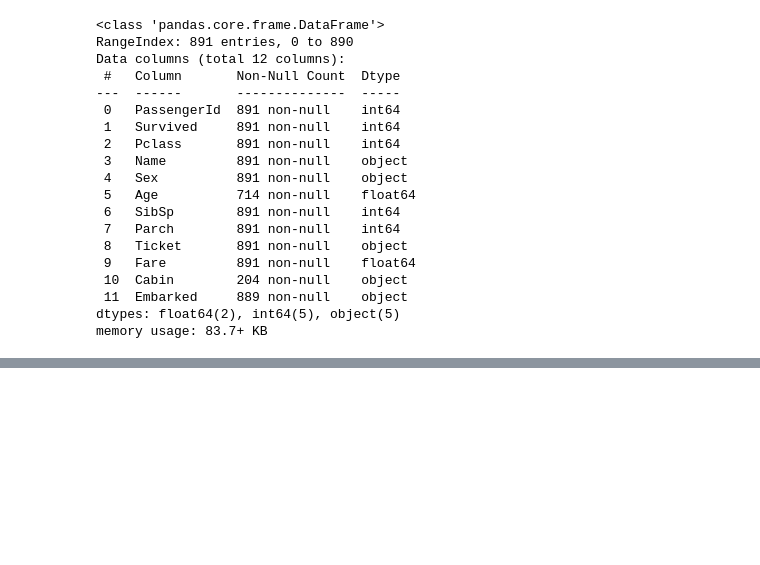
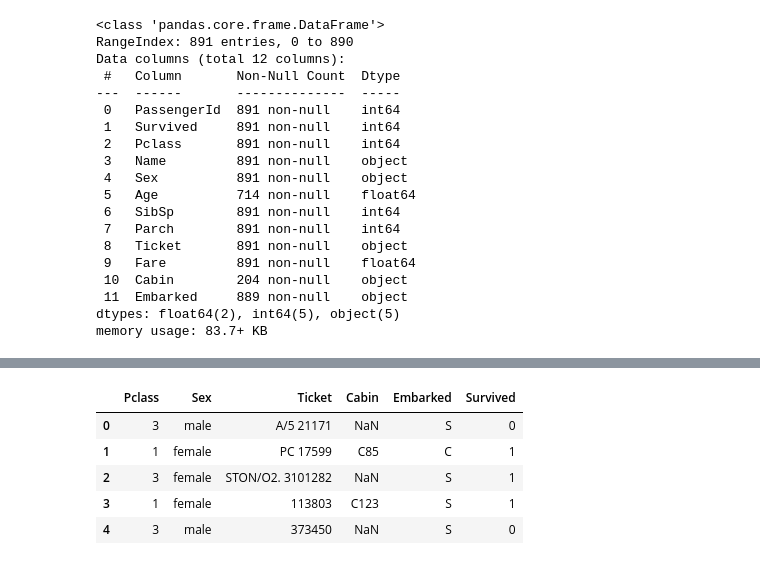
Before and after one commit to saifedias/tellerrand, a Jupyter notebook: 00_data.ipynb, the cells around one changed output, grey strips where cells are left out. Drawn from its saved outputs; the diff is of its cells as text; code cells hidden in the pictures; blank space fills up the shorter version.

```diff
--- a/00_data.ipynb
+++ b/00_data.ipynb
@@ -56,0 +171,11 @@ memory usage: 83.7+ KB
+# %%
+train_data_cat = train_data[cat_feature_names]
+# %%
+train_data_cat.head()
+# %% [output]
+|  | Pclass | Sex | Ticket | Cabin | Embarked | Survived |
+| 0 | 3 | male | A/5 21171 | NaN | S | 0 |
+| 1 | 1 | female | PC 17599 | C85 | C | 1 |
+| 2 | 3 | female | STON/O2. 3101282 | NaN | S | 1 |
+| 3 | 1 | female | 113803 | C123 | S | 1 |
+| 4 | 3 | male | 373450 | NaN | S | 0 |
```
Also changed, not shown: parts of 21 cells of this notebook.
